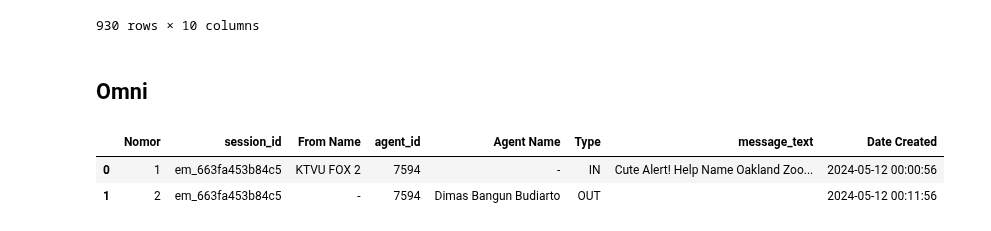
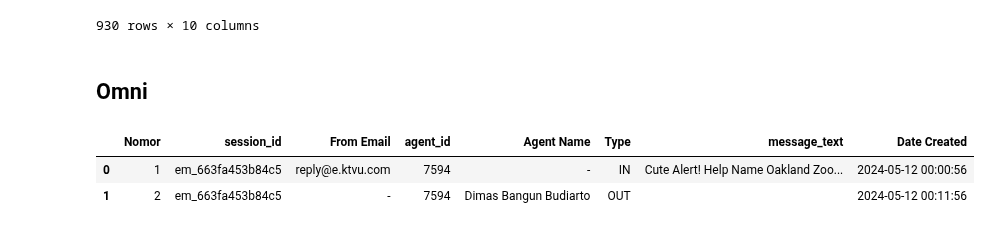
Before and after one commit to masterA88/dataquality2-new, a Jupyter notebook: read_bricare2.ipynb, the cells around one changed output. Drawn from its saved outputs; the diff is of its cells as text; code cells hidden in the pictures.

```diff
--- a/read_bricare2.ipynb
+++ b/read_bricare2.ipynb
@@ -437,35 +520,35 @@ df
 # %%
 # Email
 import pandas as pd
 from bs4 import BeautifulSoup
 
 
 # Load the Excel file
-path = r"C:\Users\maste\Downloads\Omni\interaction_email.xlsx"
+path = r"C:\Users\maste\Downloads\Omni\interaction_email2.xlsx"
 df = pd.read_excel(path)
 
 
 # Function to convert HTML to text
 def html_to_text(html):
     if pd.isna(html):
         return ""
     soup = BeautifulSoup(html, "html.parser")
     text = soup.get_text()
     # Replace multiple consecutive newlines with a single newline
     text = re.sub(r'\n+', '\n', text)
     # Clean the text
     text = text.strip()
     return text
 
 # Apply the function to the 'message_html' column
 df['message_text'] = df['message_html'].apply(html_to_text)
 df_cleaned = df.drop(columns=['message_html'])
-df_cleaned = df_cleaned[['Nomor', 'session_id', 'From Name', 'agent_id', 'Agent Name', 'Type', 'message_text', 'Date Created']]
+df_cleaned = df_cleaned[['Nomor', 'session_id', 'From Email', 'agent_id', 'Agent Name', 'Type', 'message_text', 'Date Created']]
 # Display the dataframe with the new 'message_text' column
 # df_cleaned.iloc[:5].to_csv('message_html.csv')
 
 df_cleaned[df_cleaned['session_id']=='em_663fa453b84c5']
 # %% [output]
-|  | Nomor | session_id | From Name | agent_id | Agent Name | Type | message_text | Date Created |
-| 0 | 1 | em_663fa453b84c5 | KTVU FOX 2 | 7594 | - | IN | Cute Alert! Help Name Oakland Zoo... | 2024-05-12 00:00:56 |
+|  | Nomor | session_id | From Email | agent_id | Agent Name | Type | message_text | Date Created |
+| 0 | 1 | em_663fa453b84c5 | reply@e.ktvu.com | 7594 | - | IN | Cute Alert! Help Name Oakland Zoo... | 2024-05-12 00:00:56 |
 | 1 | 2 | em_663fa453b84c5 | - | 7594 | Dimas Bangun Budiarto | OUT |  | 2024-05-12 00:11:56 |
```
Also changed, not shown: parts of 8 cells of this notebook.
